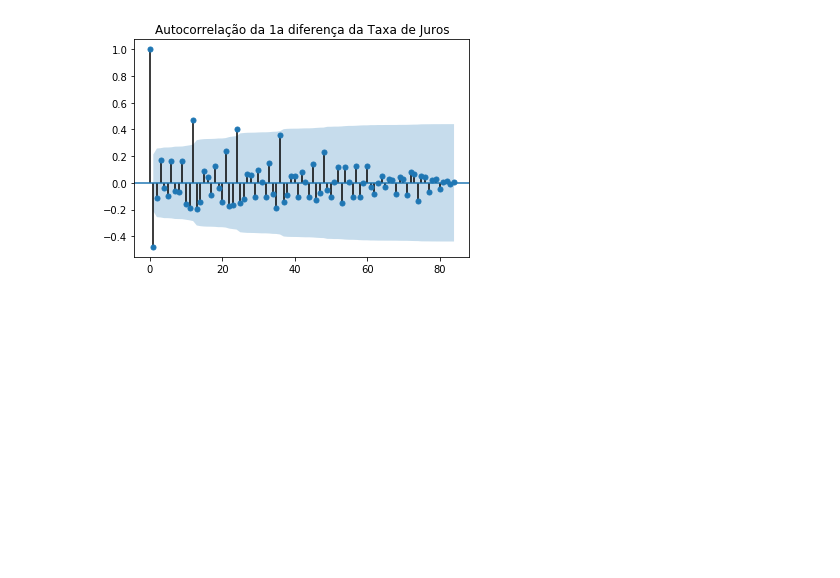
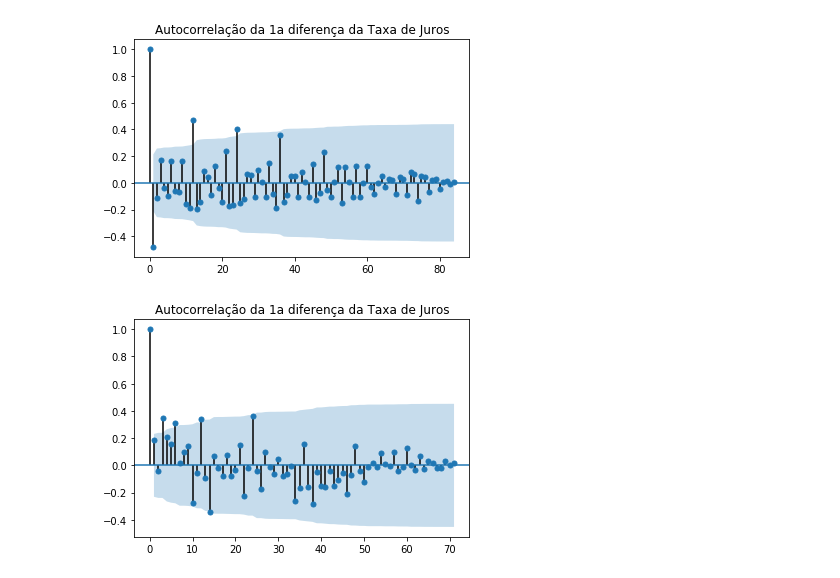
Before and after one commit to GustavoAlovisi/Econometrics2018, a Jupyter notebook: eco02018.ipynb, the cells around one changed output. Saved outputs shown, nothing was run; the diff lists cells and outputs as text; code cells hidden in the pictures; blank space fills up the shorter version.

```diff
--- a/eco02018.ipynb
+++ b/eco02018.ipynb
@@ -213,3 +246,8 @@ diff_diff_juros = np.diff(diff_juros)
 acf = tsaplots.plot_acf(diff_diff_juros, alpha= 0.05,  title = "Autocorrelação da 1a diferença da Taxa de Juros")
 # %% [output]
 [figure]
+# %%
+logdiffdiffjuros = np.log(econvars.juros).diff(14).diff().dropna() ##dif(14) devido a uma aparente sazonalidade em nossa série
+acf = tsaplots.plot_acf(logdiffdiffjuros, alpha= 0.05,  title = "Autocorrelação da 1a diferença da Taxa de Juros")
+# %% [output]
+[figure, added]
```
Also changed, not shown: parts of 15 cells of this notebook, 1 other file.
